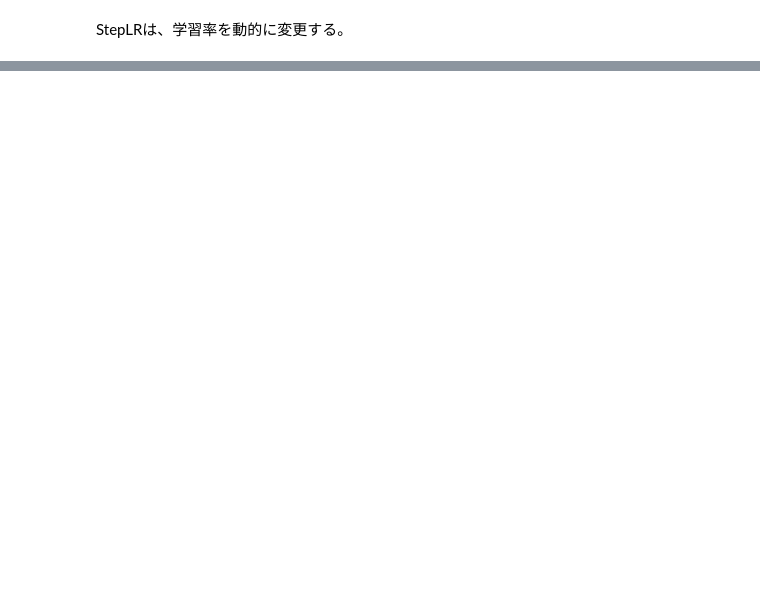
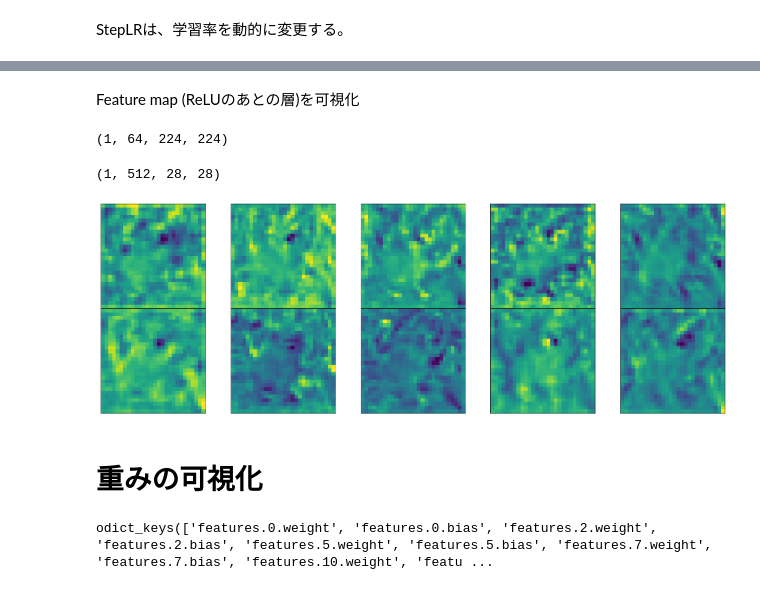
Before and after one commit to k-washi/GoogleColab_ML, a Jupyter notebook: DeepNN_test.ipynb, the cells around one changed output, grey strips where cells are left out. Drawn from its saved outputs; the diff is of its cells as text; code cells hidden in the pictures; blank space fills up the shorter version.

```diff
--- a/DeepNN_test.ipynb
+++ b/DeepNN_test.ipynb
@@ -338,0 +504,29 @@ Best val Acc: 0.996000
+# %% [markdown]
+Feature map (ReLUのあとの層)を可視化
+# %%
+act.shape
+# %% [output]
+(1, 64, 224, 224)
+# %%
+conv_out = LayerActivations(vgg.features,19)
+
+o = vgg(Variable(img.cuda()))
+
+conv_out.remove()
+
+act = conv_out.features
+print(act.shape)
+fig = plt.figure(figsize=(20,50))
+fig.subplots_adjust(left=0,right=1,bottom=0,top=0.8,hspace=0,wspace=0.2)
+for i in range(10):
+    ax = fig.add_subplot(12,5,i+1,xticks=[],yticks=[])
+    ax.imshow(act[0][i])
+# %% [output]
+(1, 512, 28, 28)
+[figure, added]
+# %% [markdown]
+# 重みの可視化
+# %%
+vgg.state_dict().keys()
+# %% [output]
+odict_keys(['features.0.weight', 'features.0.bias', 'features.2.weight', 'features.2.bias', 'features.5.weight', 'features.5.bias', 'features.7.weight', 'features.7.bias', 'features.10.weight', 'featu ...
```
Also changed, not shown: parts of 28 cells of this notebook.
